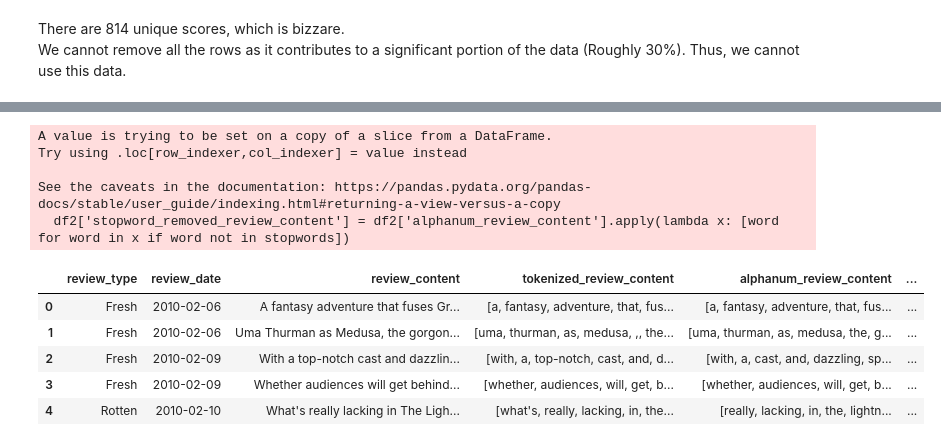
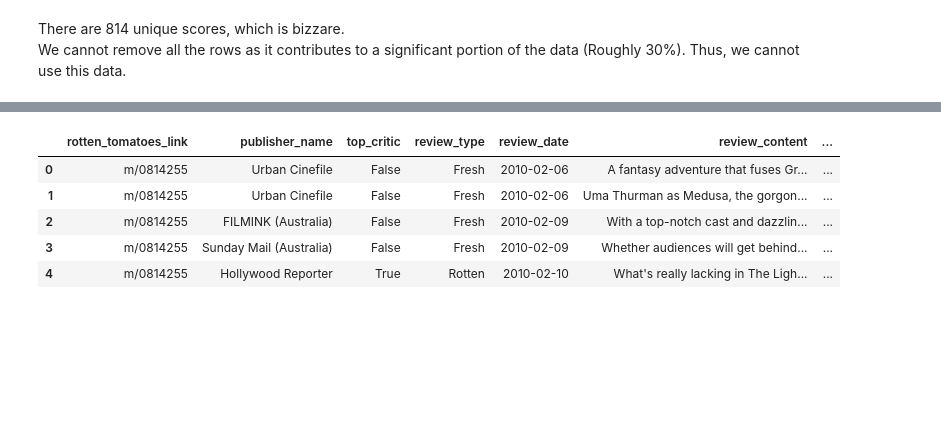
Before and after one commit to fishbrightwise/IS428-G1T9, a Jupyter notebook: notebooks/2) Rotten Tomatoes Critic Reviews Data Processing.ipynb, the cells around one changed output, grey strips where cells are left out. Cells and saved outputs as stored; diff of their text form; code cells hidden in the pictures; blank space fills up the shorter version.

```diff
--- a/notebooks/2) Rotten Tomatoes Critic Reviews Data Processing.ipynb
+++ b/notebooks/2) Rotten Tomatoes Critic Reviews Data Processing.ipynb
@@ -92,6 +95,6 @@ len(df['review_score'].value_counts())
 There are 814 unique scores, which is bizzare. <br>
 We cannot remove all the rows as it contributes to a significant portion of the data (Roughly 30%). Thus, we cannot use this data.
 # %%
-df2 = df[['review_type', 'review_date', 'review_content']]
+df2 = df[['rotten_tomatoes_link', 'publisher_name', 'top_critic', 'review_type', 'review_date', 'review_content']]
 df2.head()
 # %% [output]
@@ -124,6 +122,6 @@ lemmatizer = WordNetLemmatizer()
 stopwords_list = requests.get("https://gist.githubusercontent.com/rg089/35e00abf8941d72d419224cfd5b5925d/raw/12d899b70156fd0041fa9778d657330b024b959c/stopwords.txt").content
 stopwords = set(stopwords_list.decode().splitlines())
 # %%
-df2['tokenized_review_content'] = df2['review_content'].apply(lambda x: casual_tokenize(x.lower(), reduce_len=True, strip_handles=False))
+df2['tokenized_review_content'] = df2['review_content'].progress_apply(lambda x: casual_tokenize(x.lower(), reduce_len=True, strip_handles=False))
 df2.head()
 # %% [output]
@@ -141,4 +134,4 @@ See the caveats in the documentation: https://pandas.pydata.org/pandas-docs/stab
 # %%
-df2['alphanum_review_content'] = df2['tokenized_review_content'].apply(lambda x: [word for word in x if word.isalnum()])
+df2['alphanum_review_content'] = df2['tokenized_review_content'].progress_apply(lambda x: [word for word in x if word.isalnum()])
 df2.head()
 # %% [output]
@@ -156,16 +144,11 @@ See the caveats in the documentation: https://pandas.pydata.org/pandas-docs/stab
 # %%
-df2['stopword_removed_review_content'] = df2['alphanum_review_content'].apply(lambda x: [word for word in x if word not in stopwords])
+df2['stopword_removed_review_content'] = df2['alphanum_review_content'].progress_apply(lambda x: [word for word in x if word not in stopwords])
 df2.head()
 # %% [output]
-A value is trying to be set on a copy of a slice from a DataFrame.
-Try using .loc[row_indexer,col_indexer] = value instead
-
-See the caveats in the documentation: https://pandas.pydata.org/pandas-docs/stable/user_guide/indexing.html#returning-a-view-versus-a-copy
-  df2['stopword_removed_review_content'] = df2['alphanum_review_content'].apply(lambda x: [word for word in x if word not in stopwords])
-|  | review_type | review_date | review_content | tokenized_review_content | alphanum_review_content | ... |
-| 0 | Fresh | 2010-02-06 | A fantasy adventure that fuses Gr... | [a, fantasy, adventure, that, fus... | [a, fantasy, adventure, that, fus... | ... |
-| 1 | Fresh | 2010-02-06 | Uma Thurman as Medusa, the gorgon... | [uma, thurman, as, medusa, ,, the... | [uma, thurman, as, medusa, the, g... | ... |
-| 2 | Fresh | 2010-02-09 | With a top-notch cast and dazzlin... | [with, a, top-notch, cast, and, d... | [with, a, cast, and, dazzling, sp... | ... |
-| 3 | Fresh | 2010-02-09 | Whether audiences will get behind... | [whether, audiences, will, get, b... | [whether, audiences, will, get, b... | ... |
-| 4 | Rotten | 2010-02-10 | What's really lacking in The Ligh... | [what's, really, lacking, in, the... | [really, lacking, in, the, lightn... | ... |
+|  | rotten_tomatoes_link | publisher_name | top_critic | review_type | review_date | review_content | ... |
+| 0 | m/0814255 | Urban Cinefile | False | Fresh | 2010-02-06 | A fantasy adventure that fuses Gr... | ... |
+| 1 | m/0814255 | Urban Cinefile | False | Fresh | 2010-02-06 | Uma Thurman as Medusa, the gorgon... | ... |
+| 2 | m/0814255 | FILMINK (Australia) | False | Fresh | 2010-02-09 | With a top-notch cast and dazzlin... | ... |
+| 3 | m/0814255 | Sunday Mail (Australia) | False | Fresh | 2010-02-09 | Whether audiences will get behind... | ... |
+| 4 | m/0814255 | Hollywood Reporter | True | Rotten | 2010-02-10 | What's really lacking in The Ligh... | ... |
 # %%
```
Also changed, not shown: parts of 11 cells of this notebook, 2 other files.
